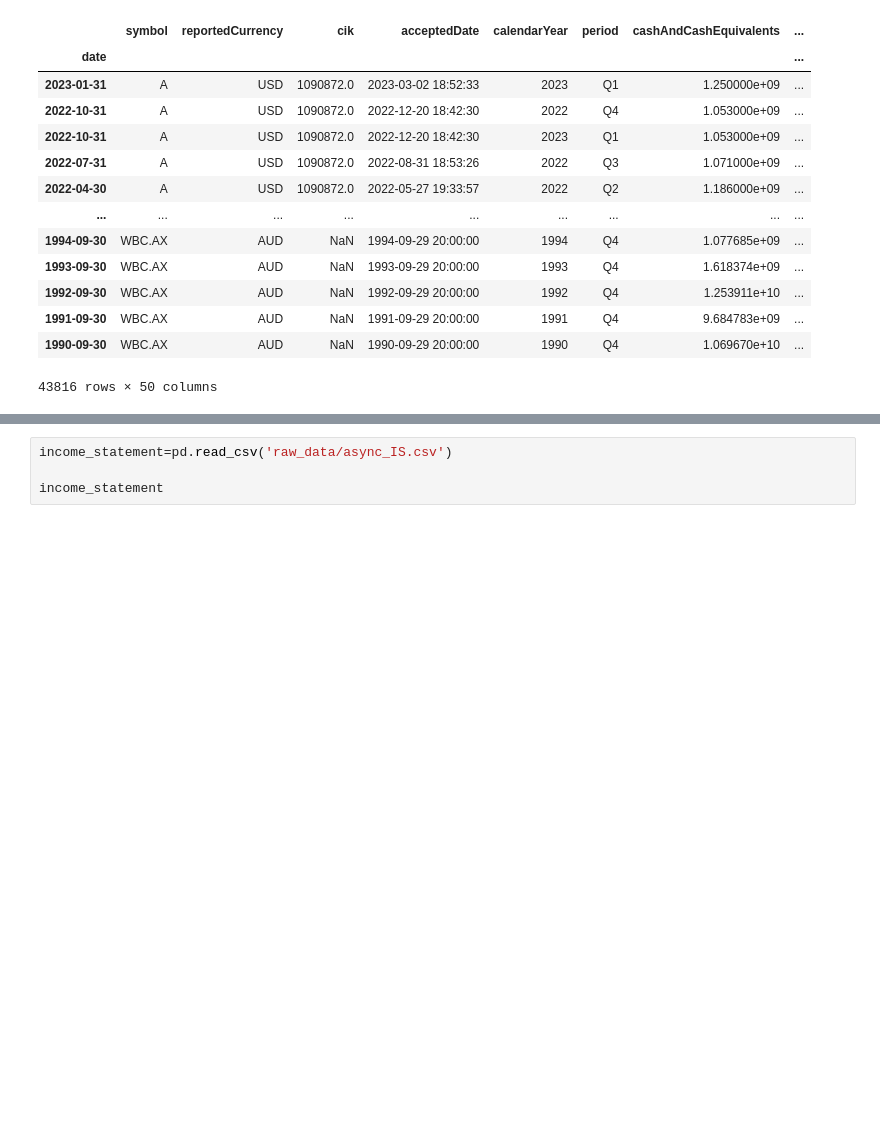
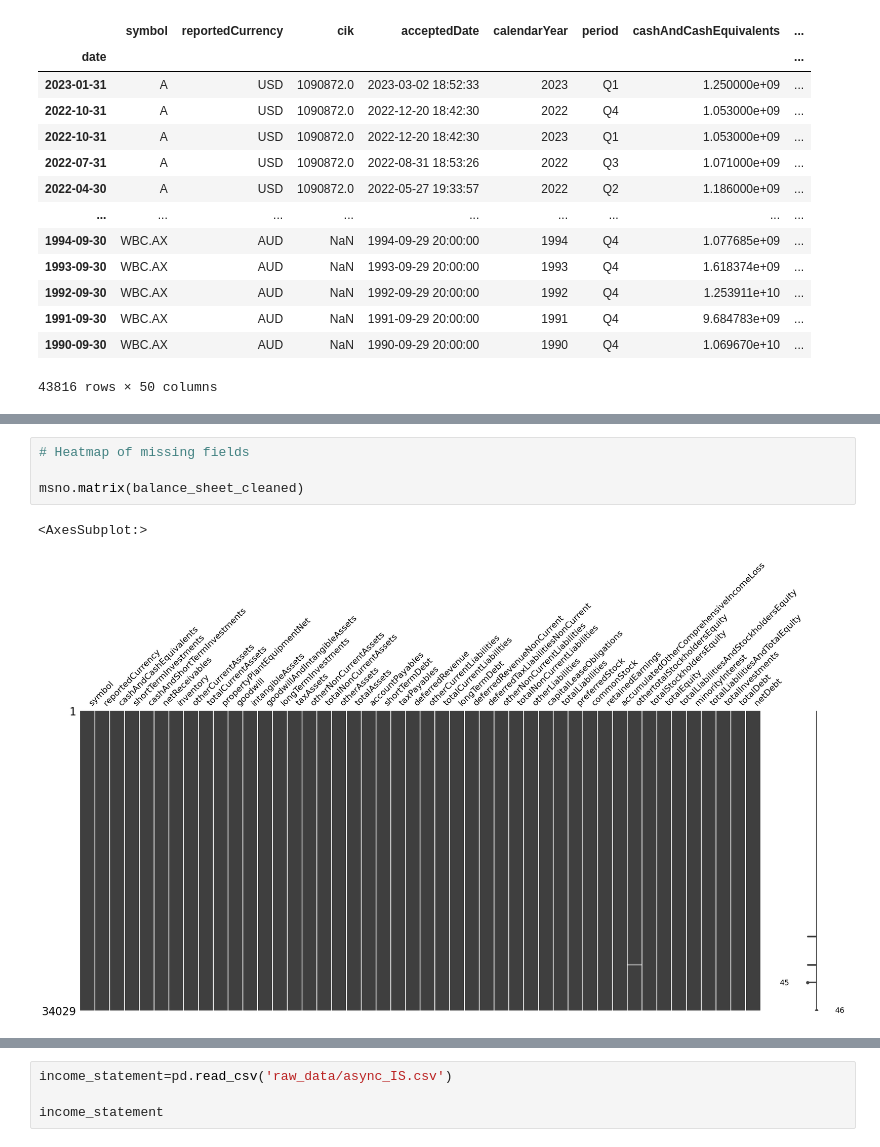
Before and after one commit to veeyuen/credit-spreads, a Jupyter notebook: build_dataframe.ipynb, the cells around one changed output, grey strips where cells are left out. Saved outputs shown, nothing was run; the diff lists cells and outputs as text; blank space fills up the shorter version.

```diff
--- a/build_dataframe.ipynb
+++ b/build_dataframe.ipynb
@@ -547,0 +425,7 @@ ValueError: Input X contains infinity or a value too large for dtype('float64').
+# %%
+# Heatmap of missing fields
+
+msno.matrix(balance_sheet_cleaned)
+# %% [output]
+<AxesSubplot:>
+[figure, added]
```
Also changed, not shown: parts of 86 cells of this notebook.
